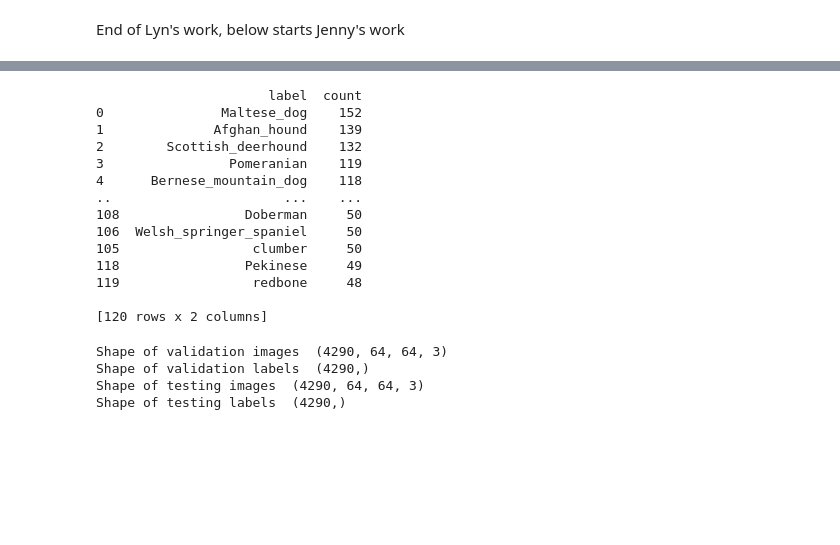
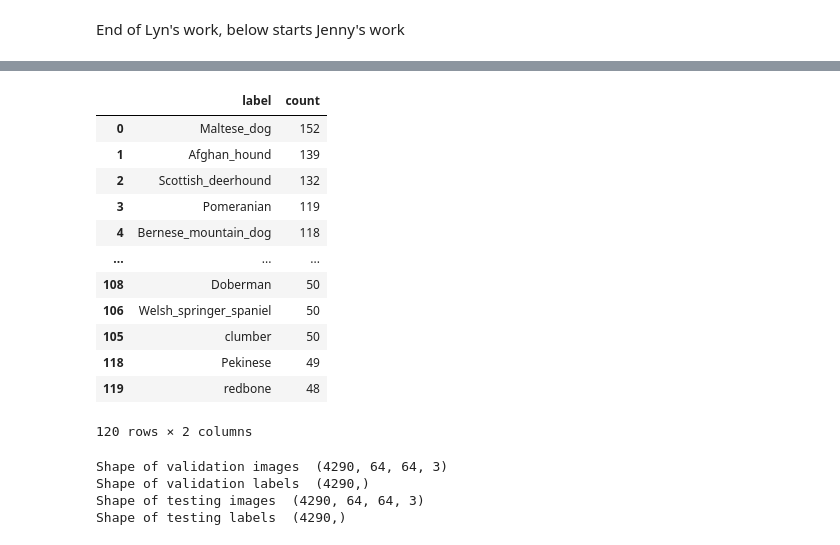
Before and after one commit to jennycpark-ucb/mids-w207-foursigma, a Jupyter notebook: data/data_processing_dog_noAugmentation.ipynb, the cells around one changed output, grey strips where cells are left out. Saved outputs shown, nothing was run; the diff lists cells and outputs as text; code cells hidden in the pictures; blank space fills up the shorter version.

```diff
--- a/data/data_processing_dog_noAugmentation.ipynb
+++ b/data/data_processing_dog_noAugmentation.ipynb
@@ -128,25 +144,24 @@ print(len(unique_labels_test))          # checking we have 120 classes in test
 # %%
 # check distribution of classes in test dataset
 
 label_counts = pd.Series(y_test).value_counts()
 df_test_breed_counts = label_counts.reset_index()
 df_test_breed_counts.columns = ['label', 'count']
 
 df_test_breed_counts = df_test_breed_counts.sort_values(by='count', ascending=False)
 
-print(df_test_breed_counts)
+df_test_breed_counts
 # %% [output]
+|  | label | count |
+| 0 | Maltese_dog | 152 |
+| 1 | Afghan_hound | 139 |
+| 2 | Scottish_deerhound | 132 |
+| 3 | Pomeranian | 119 |
+| 4 | Bernese_mountain_dog | 118 |
+| ... | ... | ... |
+| 108 | Doberman | 50 |
+| 106 | Welsh_springer_spaniel | 50 |
+| 105 | clumber | 50 |
+| 118 | Pekinese | 49 |
+| 119 | redbone | 48 |
-                      label  count
-0               Maltese_dog    152
-1              Afghan_hound    139
-2        Scottish_deerhound    132
-3                Pomeranian    119
-4      Bernese_mountain_dog    118
-..                      ...    ...
-108                Doberman     50
-106  Welsh_springer_spaniel     50
-105                 clumber     50
-118                Pekinese     49
-119                 redbone     48
-
-[120 rows x 2 columns]
+120 rows × 2 columns
```
Also changed, not shown: parts of 4 cells of this notebook, 2 other files.
